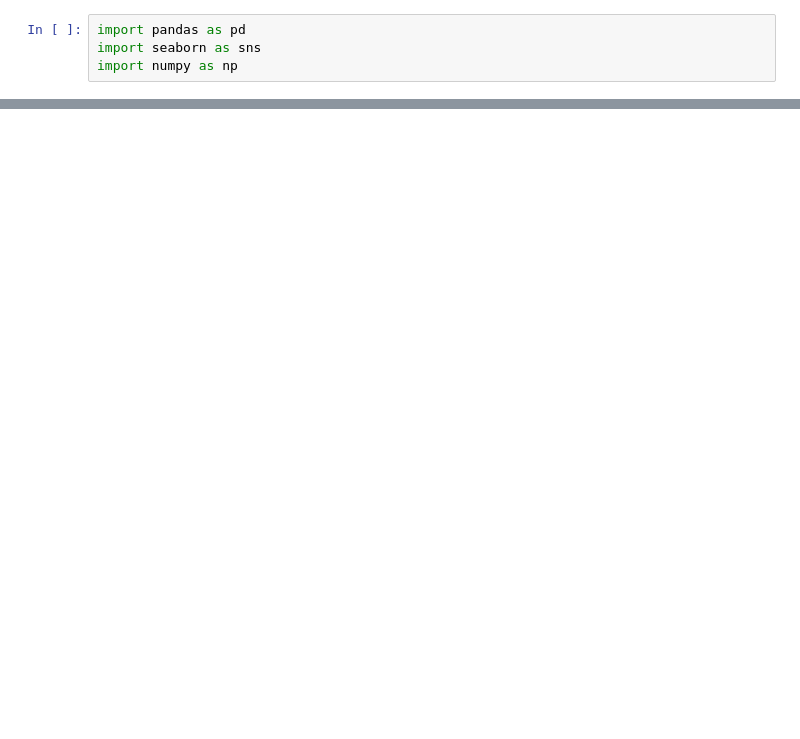
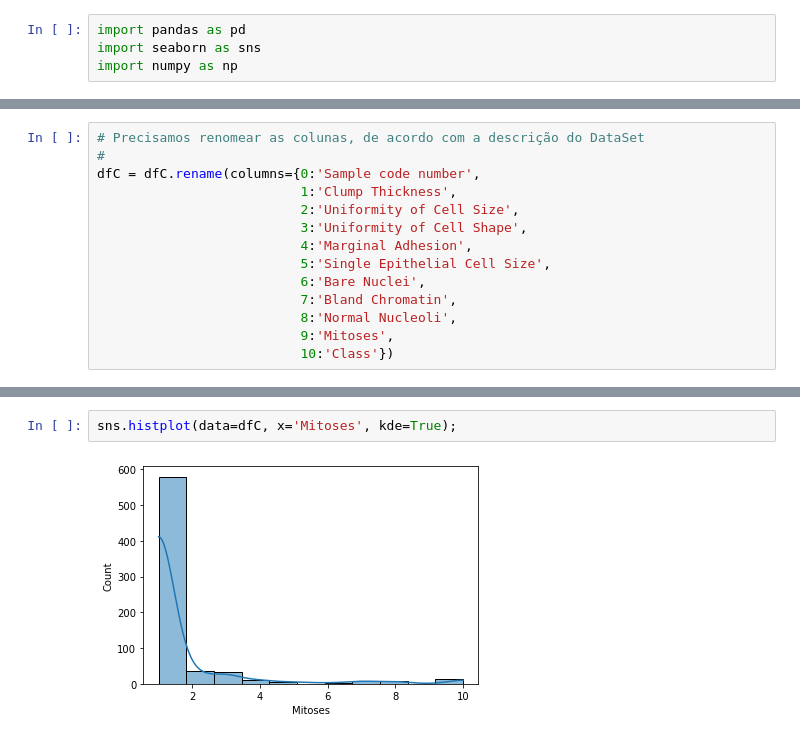
Before and after one commit to cantaruttim/Breast_Cancer_Wisconsin_Diagnostic, a Jupyter notebook: Untitled.ipynb, the cells around one changed output, grey strips where cells are left out. Cells and saved outputs as stored; diff of their text form; blank space fills up the shorter version.

```diff
--- a/Untitled.ipynb
+++ b/Untitled.ipynb
@@ -24,0 +22,14 @@ display(dfC)
+# %%
+# Precisamos renomear as colunas, de acordo com a descrição do DataSet
+#
+dfC = dfC.rename(columns={0:'Sample code number',
+                          1:'Clump Thickness',
+                          2:'Uniformity of Cell Size',
+                          3:'Uniformity of Cell Shape',
+                          4:'Marginal Adhesion',
+                          5:'Single Epithelial Cell Size',
+                          6:'Bare Nuclei',
+                          7:'Bland Chromatin',
+                          8:'Normal Nucleoli',
+                          9:'Mitoses',
+                          10:'Class'})
@@ -24,0 +85,4 @@ display(dfC)
+# %%
+sns.histplot(data=dfC, x='Mitoses', kde=True);
+# %% [output]
+[figure, added]
```
Also changed, not shown: parts of 7 cells of this notebook.
